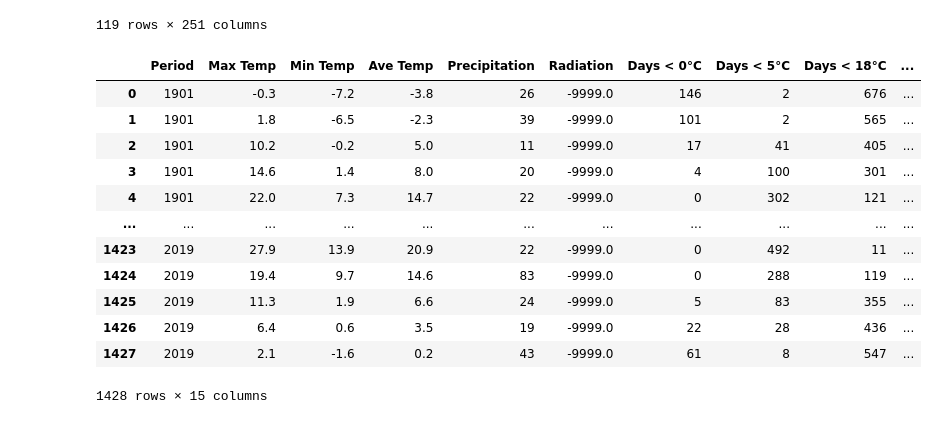
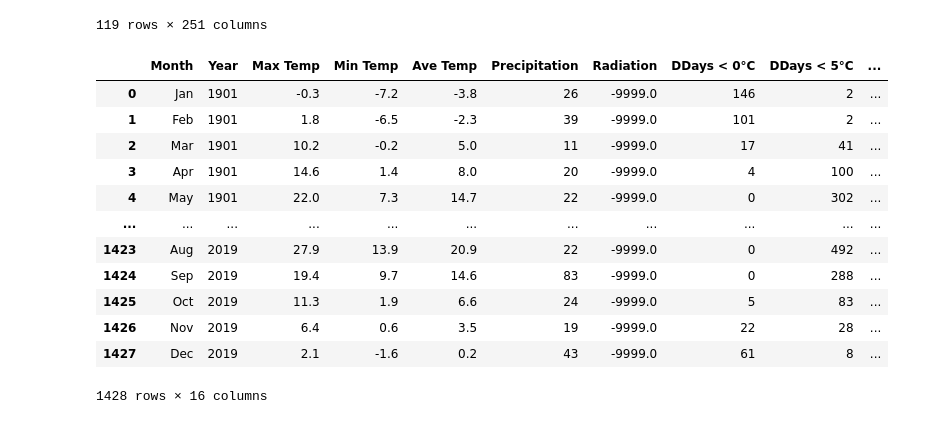
Before and after one commit to data301-2020-winter1/course-project-solo_502, a Jupyter notebook: analysis/scripts/project_function(04.11).ipynb, the cells around one changed output. Drawn from its saved outputs; the diff is of its cells as text; code cells hidden in the pictures.

Commit message:
Added labels for each month, working on EDA

```diff
--- a/analysis/scripts/project_function(04.11).ipynb
+++ b/analysis/scripts/project_function(04.11).ipynb
@@ -27,49 +27,57 @@ def load_and_process(path_to_cvs_file):
 
     # load data and select variables of interest
     dataframe = (
                 pd.read_csv(path_to_cvs_file)
                 .iloc[:,83:251]
     )
 
     # Create dataframe with year label for each month
     annual = np.arange(1901, 2020, 1).repeat(12)
     annual2 = np.vstack(annual)
     years = pd.DataFrame(data = annual2)
 
+    # Create list of Strings for each month
+    months = [('Jan','Feb', 'Mar', 'Apr', 'May', 'Jun', 'Jul', 'Aug', 'Sep', 'Oct', 'Nov', 'Dec')*119]
+    months2 = (
+        pd.DataFrame(months)
+        .melt()
+    )
+
+
     # Transpose and then melt monthly observations in Dataframe to get
     # individual variables in separate columns and the months as observations instead of variables
-    monthly_data = [years]
+    monthly_data = [months2, years]
     for i in range(14):
         monthly_data.append(dataframe.iloc[:,i*12:(i+1)*12].T.melt())
 
     # Cleaning dataframe
     monthly_data = (
                     pd.concat(monthly_data, axis = 1)
                     .drop(columns = 'variable')
     )
 
     # Labeling columns (variables)
-    monthly_data.columns = ['Period','Max Temp', 'Min Temp', 'Ave Temp', 'Precipitation', 'Radiation', 'Days < 0°C', 'Days < 5°C',
-                            'Days < 18°C', 'Days > 18°C', 'Frost Free Days', 'Snowfall', 'Evaporation',
+    monthly_data.columns = ['Month','Year','Max Temp', 'Min Temp', 'Ave Temp', 'Precipitation', 'Radiation', 'DDays < 0°C', 'DDays < 5°C',
+                            'DDays < 18°C', 'DDays > 18°C', 'Frost Free Days', 'Snowfall', 'Evaporation',
                             'Moisture Deficit', 'Relative Humidity']
 
     return monthly_data
 
 load_and_process(r'C:\Users\Len\Documents\GitHub\solo_502\course-project-solo_502\data\raw\ClimateData_UBCO.csv')
 # %% [output]
-|  | Period | Max Temp | Min Temp | Ave Temp | Precipitation | Radiation | Days < 0°C | Days < 5°C | Days < 18°C | ... |
-| 0 | 1901 | -0.3 | -7.2 | -3.8 | 26 | -9999.0 | 146 | 2 | 676 | ... |
-| 1 | 1901 | 1.8 | -6.5 | -2.3 | 39 | -9999.0 | 101 | 2 | 565 | ... |
-| 2 | 1901 | 10.2 | -0.2 | 5.0 | 11 | -9999.0 | 17 | 41 | 405 | ... |
-| 3 | 1901 | 14.6 | 1.4 | 8.0 | 20 | -9999.0 | 4 | 100 | 301 | ... |
-| 4 | 1901 | 22.0 | 7.3 | 14.7 | 22 | -9999.0 | 0 | 302 | 121 | ... |
+|  | Month | Year | Max Temp | Min Temp | Ave Temp | Precipitation | Radiation | DDays < 0°C | DDays < 5°C | ... |
+| 0 | Jan | 1901 | -0.3 | -7.2 | -3.8 | 26 | -9999.0 | 146 | 2 | ... |
+| 1 | Feb | 1901 | 1.8 | -6.5 | -2.3 | 39 | -9999.0 | 101 | 2 | ... |
+| 2 | Mar | 1901 | 10.2 | -0.2 | 5.0 | 11 | -9999.0 | 17 | 41 | ... |
+| 3 | Apr | 1901 | 14.6 | 1.4 | 8.0 | 20 | -9999.0 | 4 | 100 | ... |
+| 4 | May | 1901 | 22.0 | 7.3 | 14.7 | 22 | -9999.0 | 0 | 302 | ... |
 | ... | ... | ... | ... | ... | ... | ... | ... | ... | ... | ... |
-| 1423 | 2019 | 27.9 | 13.9 | 20.9 | 22 | -9999.0 | 0 | 492 | 11 | ... |
-| 1424 | 2019 | 19.4 | 9.7 | 14.6 | 83 | -9999.0 | 0 | 288 | 119 | ... |
-| 1425 | 2019 | 11.3 | 1.9 | 6.6 | 24 | -9999.0 | 5 | 83 | 355 | ... |
-| 1426 | 2019 | 6.4 | 0.6 | 3.5 | 19 | -9999.0 | 22 | 28 | 436 | ... |
-| 1427 | 2019 | 2.1 | -1.6 | 0.2 | 43 | -9999.0 | 61 | 8 | 547 | ... |
+| 1423 | Aug | 2019 | 27.9 | 13.9 | 20.9 | 22 | -9999.0 | 0 | 492 | ... |
+| 1424 | Sep | 2019 | 19.4 | 9.7 | 14.6 | 83 | -9999.0 | 0 | 288 | ... |
+| 1425 | Oct | 2019 | 11.3 | 1.9 | 6.6 | 24 | -9999.0 | 5 | 83 | ... |
+| 1426 | Nov | 2019 | 6.4 | 0.6 | 3.5 | 19 | -9999.0 | 22 | 28 | ... |
+| 1427 | Dec | 2019 | 2.1 | -1.6 | 0.2 | 43 | -9999.0 | 61 | 8 | ... |
-1428 rows × 15 columns
+1428 rows × 16 columns
 # %%
 # Exploratory Data Analysis
 
```
Also changed, not shown: parts of 1 cell of this notebook.
